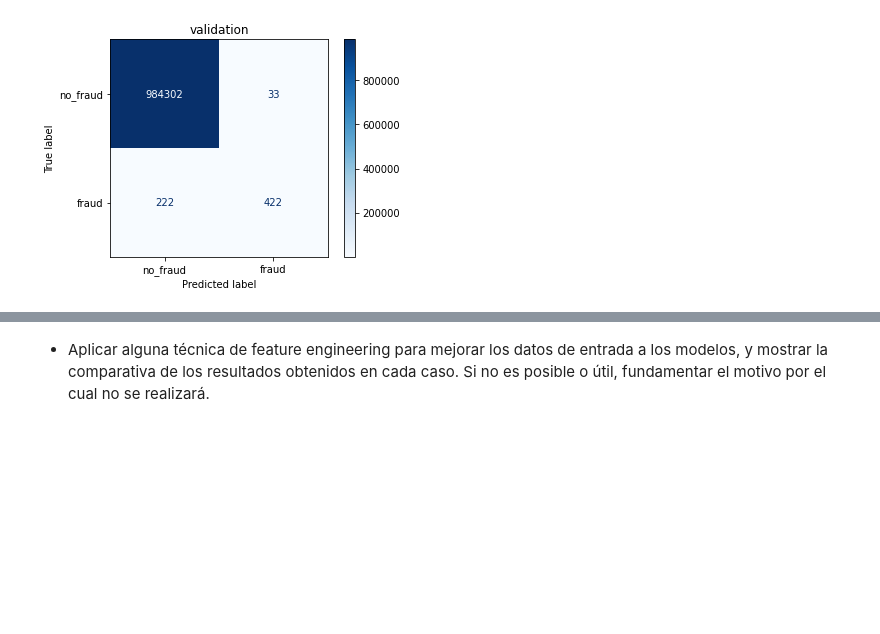
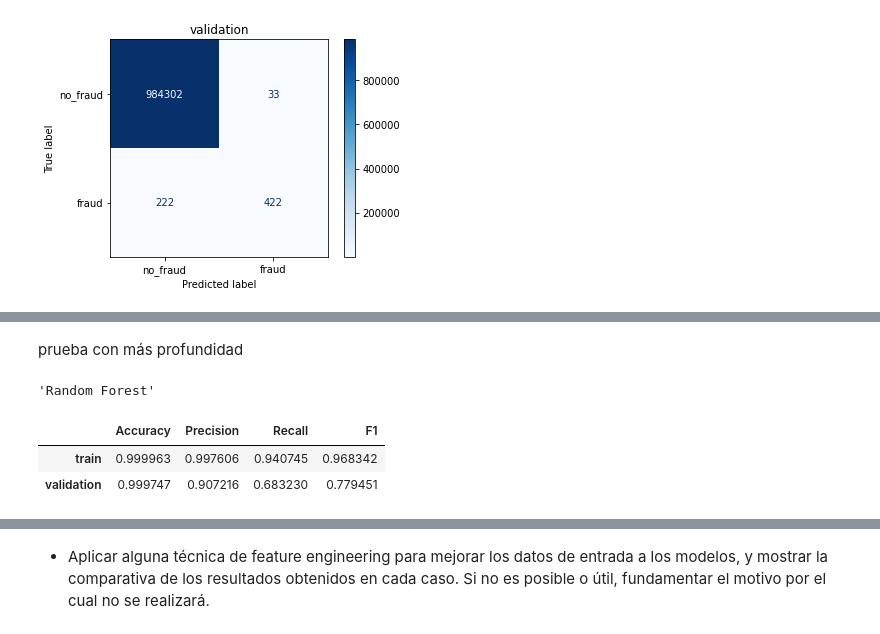
Before and after one commit to UlisesCravero/tp_ml_grupo_9, a Jupyter notebook: tp1_ML.ipynb, the cells around one changed output, grey strips where cells are left out. Drawn from its saved outputs; the diff is of its cells as text; code cells hidden in the pictures; blank space fills up the shorter version.

```diff
--- a/tp1_ML.ipynb
+++ b/tp1_ML.ipynb
@@ -722,3 +715,19 @@ evaluate_model(rf_model, title='Random Forest')
+# %% [markdown]
+prueba con más profundidad
+# %%
+rf_best_params = {'max_depth': 25, 'max_features': 11, 'n_estimators': 10}
+rf_model = Pipeline([
+    ('mapper', mapper),
+    ('classifier', RandomForestClassifier(**rf_best_params, random_state=42)),
+])
+rf_model.fit(train, train.is_fraud)
+
+evaluate_model(rf_model, title='Random Forest')
+# %% [output]
+'Random Forest'
+|  | Accuracy | Precision | Recall | F1 |
+| train | 0.999963 | 0.997606 | 0.940745 | 0.968342 |
+| validation | 0.999747 | 0.907216 | 0.683230 | 0.779451 |
 # %%
 train_f1 =  []
 eval_f1 = []
```
Also changed, not shown: parts of 27 cells of this notebook, 1 other file.
